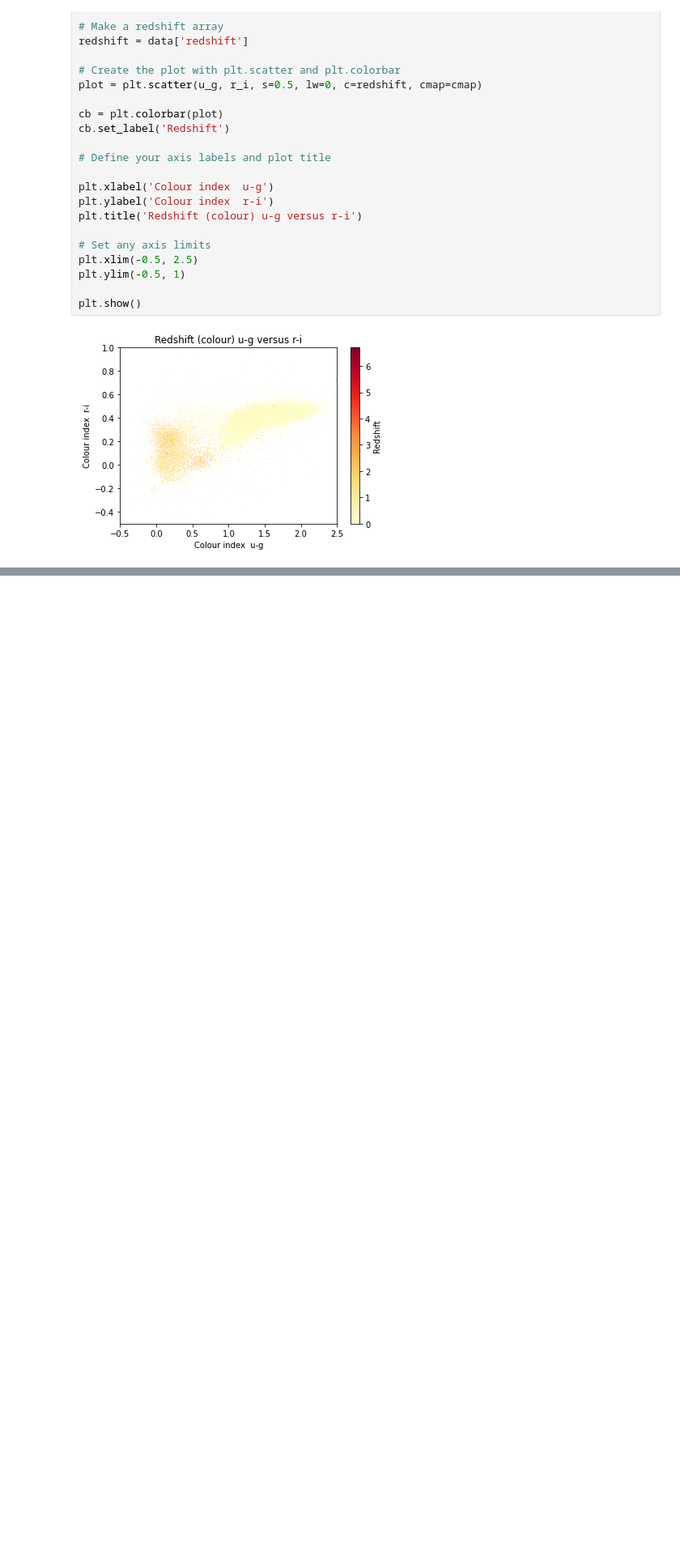
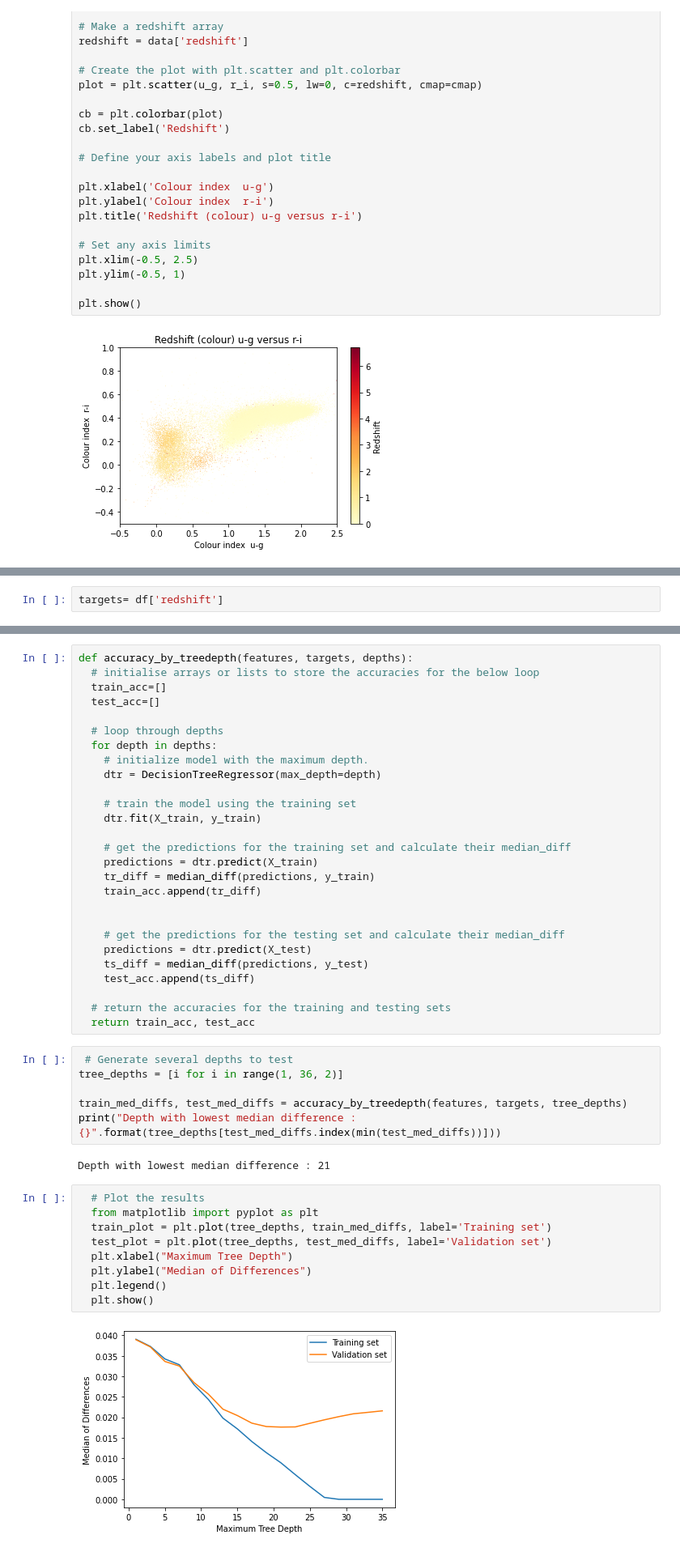
Before and after one commit to shubhamshinde3/Data-Driven-Astronomy, a Jupyter notebook: Data_Driven_Astronomy.ipynb, the cells around one changed output, grey strips where cells are left out. Shown at 81% size. Saved outputs shown, nothing was run; the diff lists cells and outputs as text; blank space fills up the shorter version.

```diff
--- a/Data_Driven_Astronomy.ipynb
+++ b/Data_Driven_Astronomy.ipynb
@@ -92,0 +121,2 @@ plt.show()
+# %%
+targets= df['redshift']
@@ -92,0 +146,46 @@ plt.show()
+# %%
+def accuracy_by_treedepth(features, targets, depths):
+  # initialise arrays or lists to store the accuracies for the below loop
+  train_acc=[]
+  test_acc=[]
+
+  # loop through depths
+  for depth in depths:
+    # initialize model with the maximum depth.
+    dtr = DecisionTreeRegressor(max_depth=depth)
+
+    # train the model using the training set
+    dtr.fit(X_train, y_train)
+
+    # get the predictions for the training set and calculate their median_diff
+    predictions = dtr.predict(X_train)
+    tr_diff = median_diff(predictions, y_train)
+    train_acc.append(tr_diff)
+
+
+    # get the predictions for the testing set and calculate their median_diff
+    predictions = dtr.predict(X_test)
+    ts_diff = median_diff(predictions, y_test)
+    test_acc.append(ts_diff)
+
+  # return the accuracies for the training and testing sets
+  return train_acc, test_acc
+# %%
+ # Generate several depths to test
+tree_depths = [i for i in range(1, 36, 2)]
+
+train_med_diffs, test_med_diffs = accuracy_by_treedepth(features, targets, tree_depths)
+print("Depth with lowest median difference : {}".format(tree_depths[test_med_diffs.index(min(test_med_diffs))]))
+# %% [output]
+Depth with lowest median difference : 21
+# %%
+  # Plot the results
+  from matplotlib import pyplot as plt
+  train_plot = plt.plot(tree_depths, train_med_diffs, label='Training set')
+  test_plot = plt.plot(tree_depths, test_med_diffs, label='Validation set')
+  plt.xlabel("Maximum Tree Depth")
+  plt.ylabel("Median of Differences")
+  plt.legend()
+  plt.show()
+# %% [output]
+[figure, added]
```
Also changed, not shown: parts of 17 cells of this notebook.
